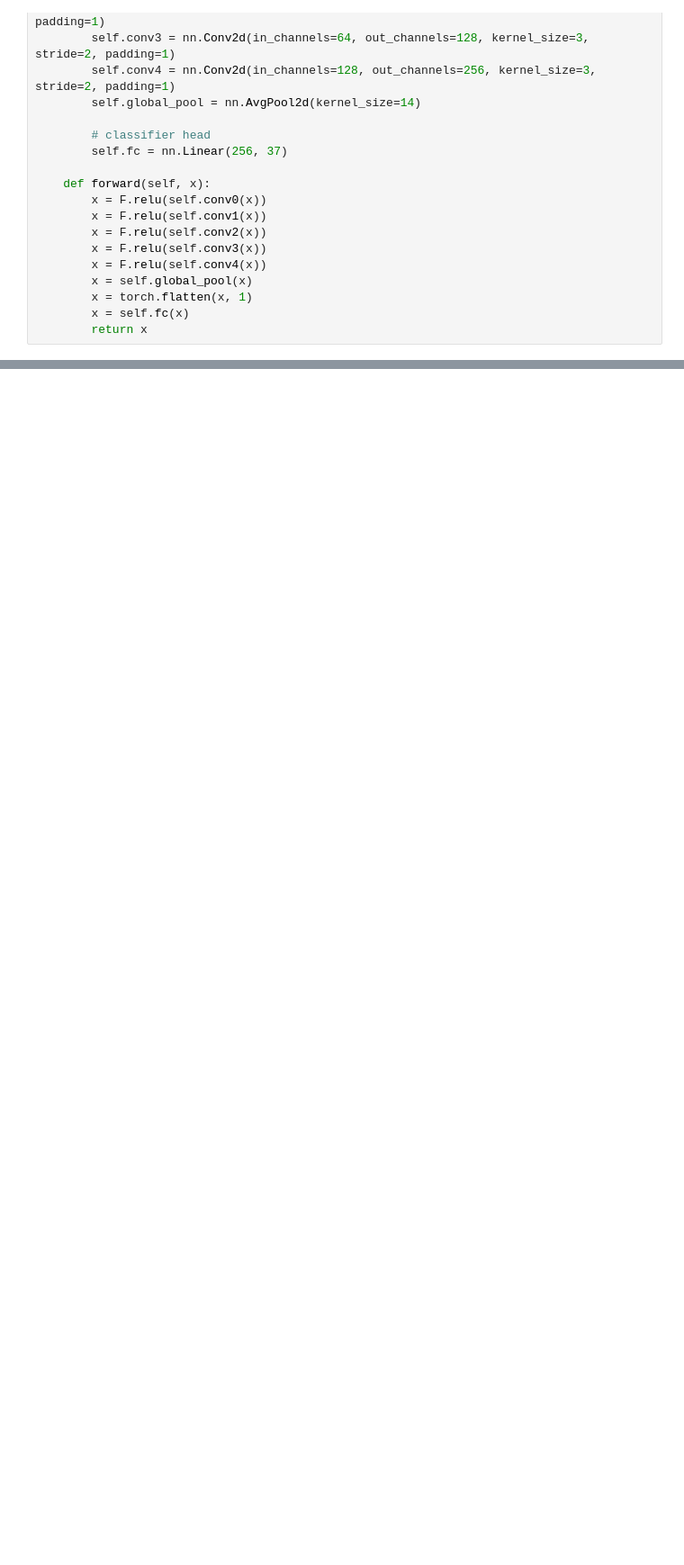
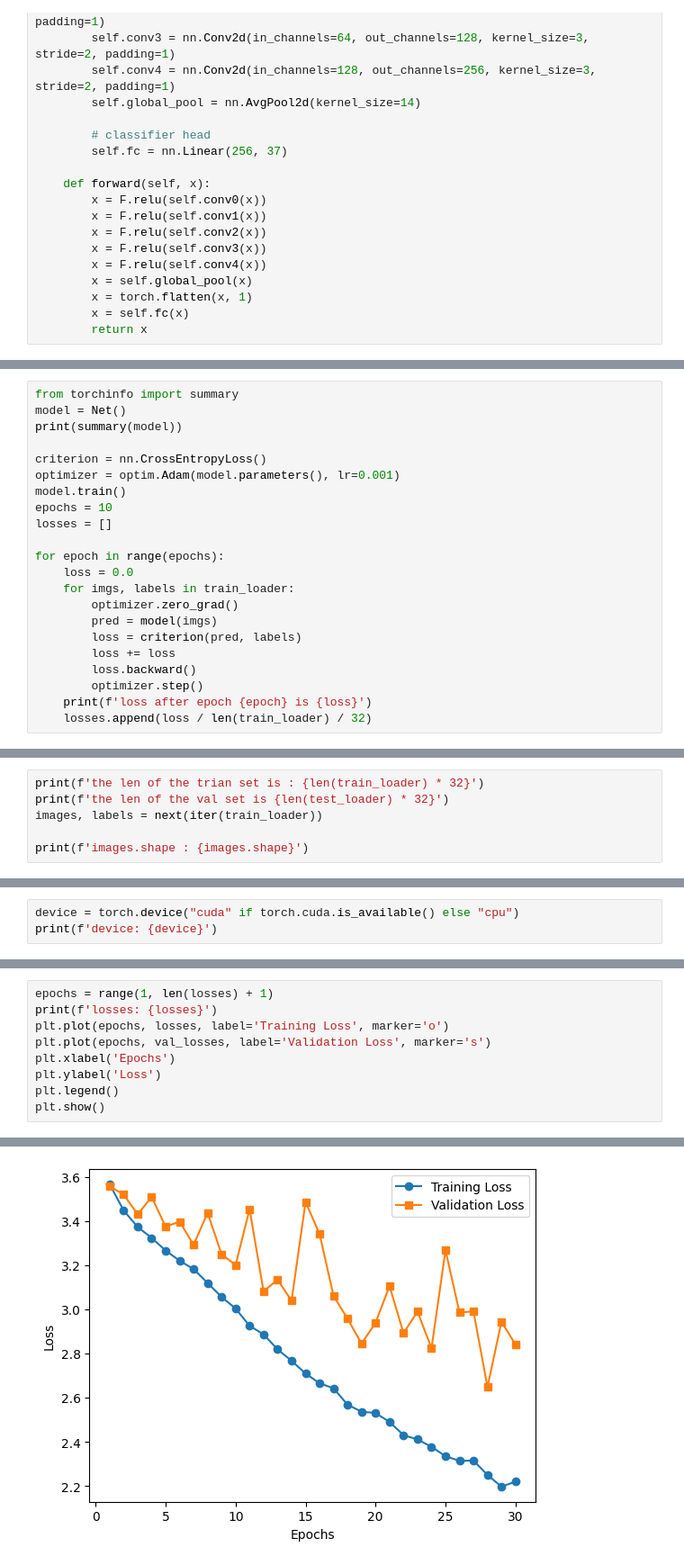
Before and after one commit to florinhegedus/deep-learning-bishop, a Jupyter notebook: models/simple_classifier.ipynb, the cells around one changed output, grey strips where cells are left out. Shown at 90% size. Drawn from its saved outputs; the diff is of its cells as text; blank space fills up the shorter version.

```diff
--- a/models/simple_classifier.ipynb
+++ b/models/simple_classifier.ipynb
@@ -115,0 +77,22 @@ loss after epoch 4 is 3.6288676261901855
+# %%
+from torchinfo import summary
+model = Net()
+print(summary(model))
+
+criterion = nn.CrossEntropyLoss()
+optimizer = optim.Adam(model.parameters(), lr=0.001)
+model.train()
+epochs = 10
+losses = []
+
+for epoch in range(epochs):
+    loss = 0.0
+    for imgs, labels in train_loader:
+        optimizer.zero_grad()
+        pred = model(imgs)
+        loss = criterion(pred, labels)
+        loss += loss
+        loss.backward()
+        optimizer.step()
+    print(f'loss after epoch {epoch} is {loss}')
+    losses.append(loss / len(train_loader) / 32)
@@ -115,0 +741,6 @@ loss after epoch 4 is 3.6288676261901855
+# %%
+print(f'the len of the trian set is : {len(train_loader) * 32}')
+print(f'the len of the val set is {len(test_loader) * 32}')
+images, labels = next(iter(train_loader))
+
+print(f'images.shape : {images.shape}')
@@ -115,0 +753,3 @@ loss after epoch 4 is 3.6288676261901855
+# %%
+device = torch.device("cuda" if torch.cuda.is_available() else "cpu")
+print(f'device: {device}')
@@ -115,0 +912,10 @@ loss after epoch 4 is 3.6288676261901855
+# %%
+epochs = range(1, len(losses) + 1)
+print(f'losses: {losses}')
+plt.plot(epochs, losses, label='Training Loss', marker='o')
+plt.plot(epochs, val_losses, label='Validation Loss', marker='s')
+plt.xlabel('Epochs')
+plt.ylabel('Loss')
+plt.legend()
+plt.show()
+# %% [output]
@@ -115,0 +923 @@ loss after epoch 4 is 3.6288676261901855
+[figure, added]
```
Also changed, not shown: parts of 24 cells of this notebook.
